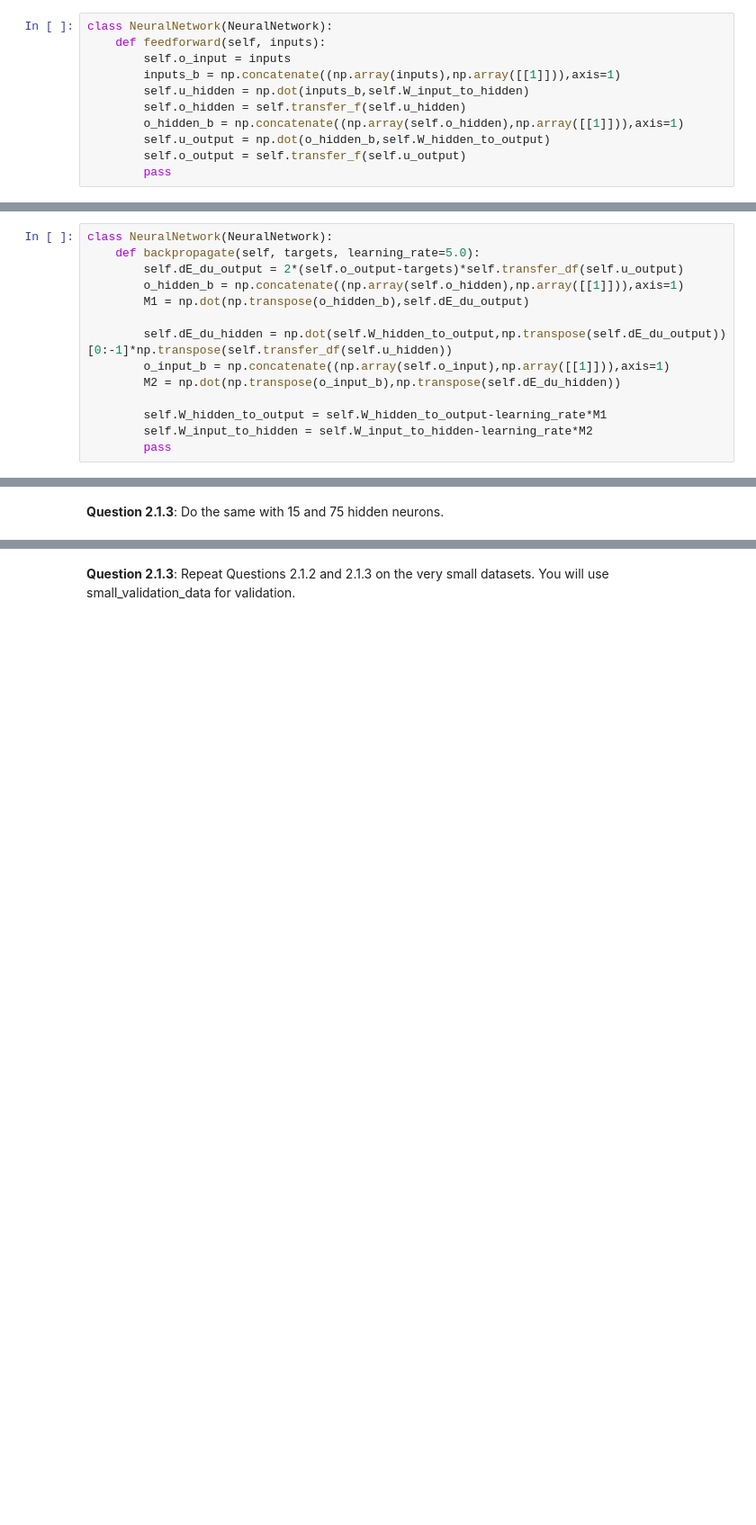
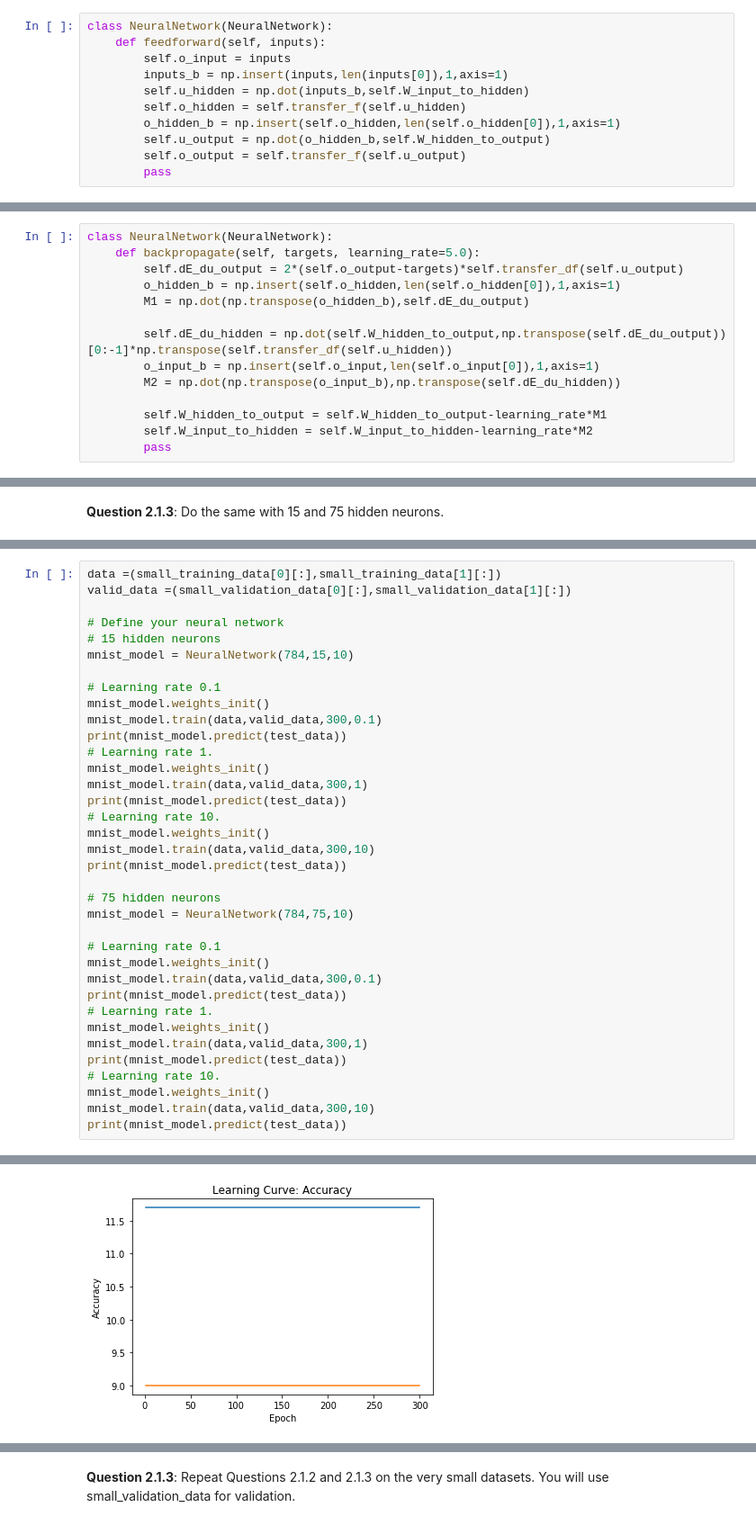
Before and after one commit to sgiammy/DeepLearning-Course, a Jupyter notebook: Lab1/Lab1_DL-Students_v3.ipynb, the cells around one changed output, grey strips where cells are left out. Shown: that part at 90% size. Drawn from its saved outputs; the diff is of its cells as text; blank space fills up the shorter version.

```diff
--- a/Lab1/Lab1_DL-Students_v3.ipynb
+++ b/Lab1/Lab1_DL-Students_v3.ipynb
@@ -152,10 +152,10 @@ Then you will need to complete the feedforward() and the backpropagate() functio
 class NeuralNetwork(NeuralNetwork):
     def feedforward(self, inputs):
         self.o_input = inputs
-        inputs_b = np.concatenate((np.array(inputs),np.array([[1]])),axis=1)
+        inputs_b = np.insert(inputs,len(inputs[0]),1,axis=1)
         self.u_hidden = np.dot(inputs_b,self.W_input_to_hidden)
         self.o_hidden = self.transfer_f(self.u_hidden)
-        o_hidden_b = np.concatenate((np.array(self.o_hidden),np.array([[1]])),axis=1)
+        o_hidden_b = np.insert(self.o_hidden,len(self.o_hidden[0]),1,axis=1)
         self.u_output = np.dot(o_hidden_b,self.W_hidden_to_output)
         self.o_output = self.transfer_f(self.u_output)
         pass
@@ -186,11 +186,11 @@ Output = 0.5597295991095776
 class NeuralNetwork(NeuralNetwork):
     def backpropagate(self, targets, learning_rate=5.0):
         self.dE_du_output = 2*(self.o_output-targets)*self.transfer_df(self.u_output)
-        o_hidden_b = np.concatenate((np.array(self.o_hidden),np.array([[1]])),axis=1)
+        o_hidden_b = np.insert(self.o_hidden,len(self.o_hidden[0]),1,axis=1)
         M1 = np.dot(np.transpose(o_hidden_b),self.dE_du_output)
 
         self.dE_du_hidden = np.dot(self.W_hidden_to_output,np.transpose(self.dE_du_output))[0:-1]*np.transpose(self.transfer_df(self.u_hidden))
-        o_input_b = np.concatenate((np.array(self.o_input),np.array([[1]])),axis=1)
+        o_input_b = np.insert(self.o_input,len(self.o_input[0]),1,axis=1)
         M2 = np.dot(np.transpose(o_input_b),np.transpose(self.dE_du_hidden))
 
         self.W_hidden_to_output = self.W_hidden_to_output-learning_rate*M1
@@ -314,0 +306,37 @@ NameError: name 'mnist_model' is not defined
+# %%
+data =(small_training_data[0][:],small_training_data[1][:])
+valid_data =(small_validation_data[0][:],small_validation_data[1][:])
+
+# Define your neural network
+# 15 hidden neurons
+mnist_model = NeuralNetwork(784,15,10)
+
+# Learning rate 0.1
+mnist_model.weights_init()
+mnist_model.train(data,valid_data,300,0.1)
+print(mnist_model.predict(test_data))
+# Learning rate 1.
+mnist_model.weights_init()
+mnist_model.train(data,valid_data,300,1)
+print(mnist_model.predict(test_data))
+# Learning rate 10.
+mnist_model.weights_init()
+mnist_model.train(data,valid_data,300,10)
+print(mnist_model.predict(test_data))
+
+# 75 hidden neurons
+mnist_model = NeuralNetwork(784,75,10)
+
+# Learning rate 0.1
+mnist_model.weights_init()
+mnist_model.train(data,valid_data,300,0.1)
+print(mnist_model.predict(test_data))
+# Learning rate 1.
+mnist_model.weights_init()
+mnist_model.train(data,valid_data,300,1)
+print(mnist_model.predict(test_data))
+# Learning rate 10.
+mnist_model.weights_init()
+mnist_model.train(data,valid_data,300,10)
+print(mnist_model.predict(test_data))
+# %% [output]
@@ -314,0 +344 @@ NameError: name 'mnist_model' is not defined
+[figure, added]
```
Also changed, not shown: parts of 7 cells of this notebook.
